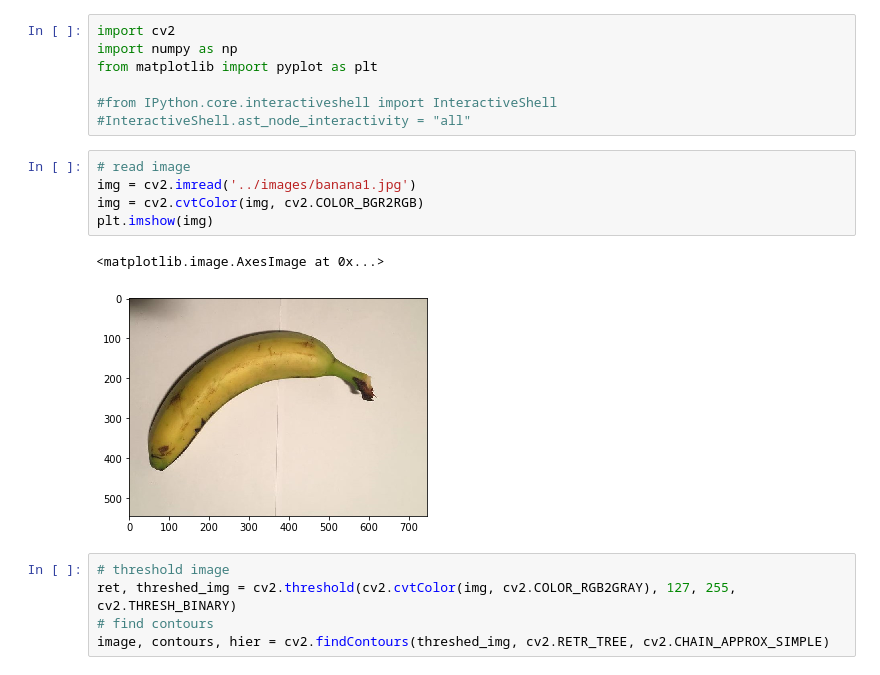
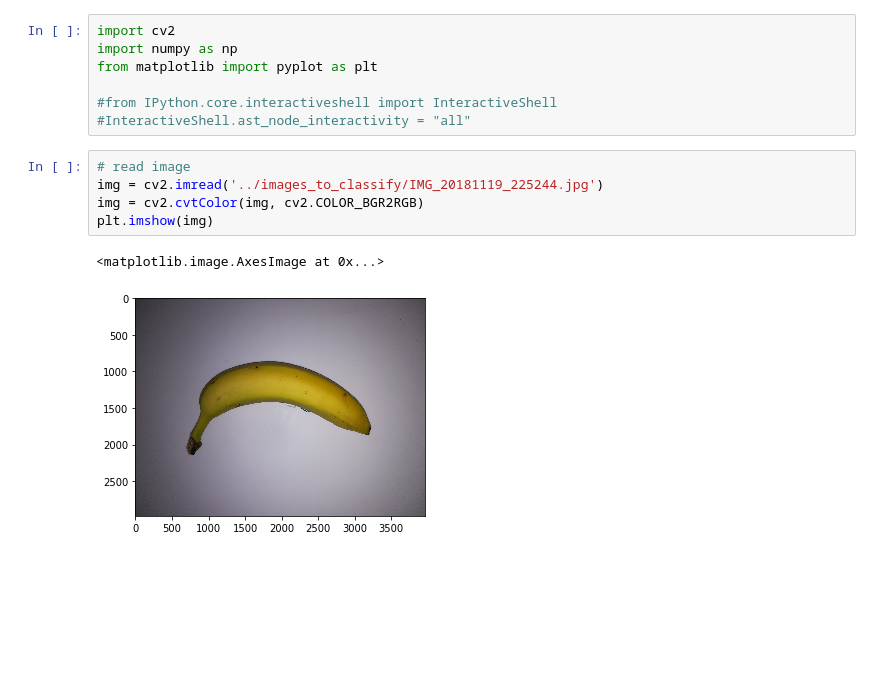
Before and after one commit to ananeto48/fruits_classification, a Jupyter notebook: notebooks/dimensions_notebook.ipynb, the cells around one changed output. Drawn from its saved outputs; the diff is of its cells as text; blank space fills up the shorter version.

```diff
--- a/notebooks/dimensions_notebook.ipynb
+++ b/notebooks/dimensions_notebook.ipynb
@@ -7,14 +7,9 @@ from matplotlib import pyplot as plt
 #InteractiveShell.ast_node_interactivity = "all"
 # %%
 # read image
-img = cv2.imread('../images/banana1.jpg')
+img = cv2.imread('../images_to_classify/IMG_20181119_225244.jpg')
 img = cv2.cvtColor(img, cv2.COLOR_BGR2RGB)
 plt.imshow(img)
 # %% [output]
 <matplotlib.image.AxesImage at 0x...>
-[figure, old version]
+[figure, new version]
-# %%
-# threshold image
-ret, threshed_img = cv2.threshold(cv2.cvtColor(img, cv2.COLOR_RGB2GRAY), 127, 255, cv2.THRESH_BINARY)
-# find contours
-image, contours, hier = cv2.findContours(threshed_img, cv2.RETR_TREE, cv2.CHAIN_APPROX_SIMPLE)
```
Also changed, not shown: parts of 6 cells of this notebook, 18 other files.
